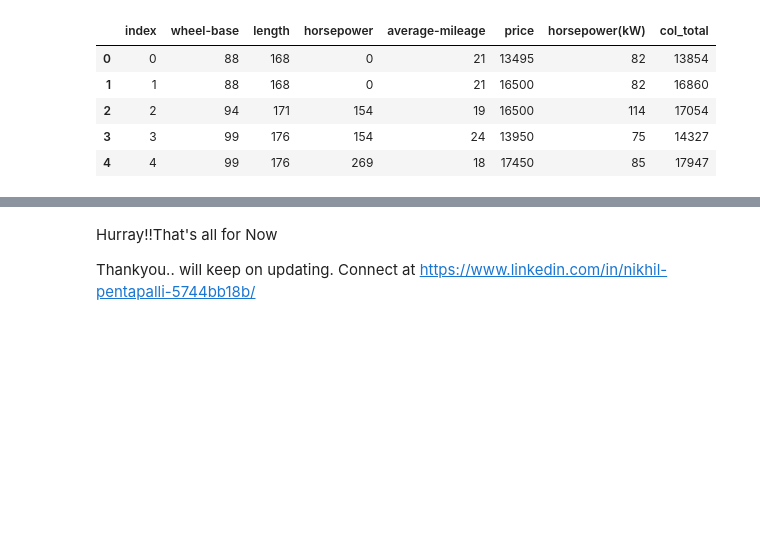
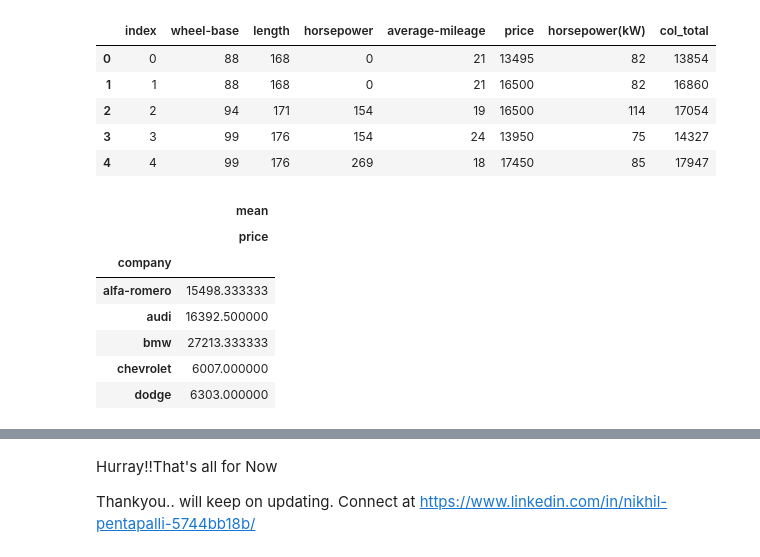
Before and after one commit to psssnikhil/medium, a Jupyter notebook: Pandas/Pandas_Complete_Mastery(A_Z).ipynb, the cells around one changed output, grey strips where cells are left out. Cells and saved outputs as stored; diff of their text form; code cells hidden in the pictures; blank space fills up the shorter version.

```diff
--- a/Pandas/Pandas_Complete_Mastery(A_Z).ipynb
+++ b/Pandas/Pandas_Complete_Mastery(A_Z).ipynb
@@ -743,3 +746,15 @@ df_new1.head()
 | 2 | 2 | 94 | 171 | 154 | 19 | 16500 | 114 | 17054 |
 | 3 | 3 | 99 | 176 | 154 | 24 | 13950 | 75 | 14327 |
 | 4 | 4 | 99 | 176 | 269 | 18 | 17450 | 85 | 17947 |
+# %%
+pivot=pd.pivot_table(df,index=["company"],values=["price"],aggfunc=[np.mean])
+pivot.head()
+# %% [output]
+|  | mean |
+|  | price |
+| company |  |
+| alfa-romero | 15498.333333 |
+| audi | 16392.500000 |
+| bmw | 27213.333333 |
+| chevrolet | 6007.000000 |
+| dodge | 6303.000000 |
```
Also changed, not shown: parts of 5 cells of this notebook.
